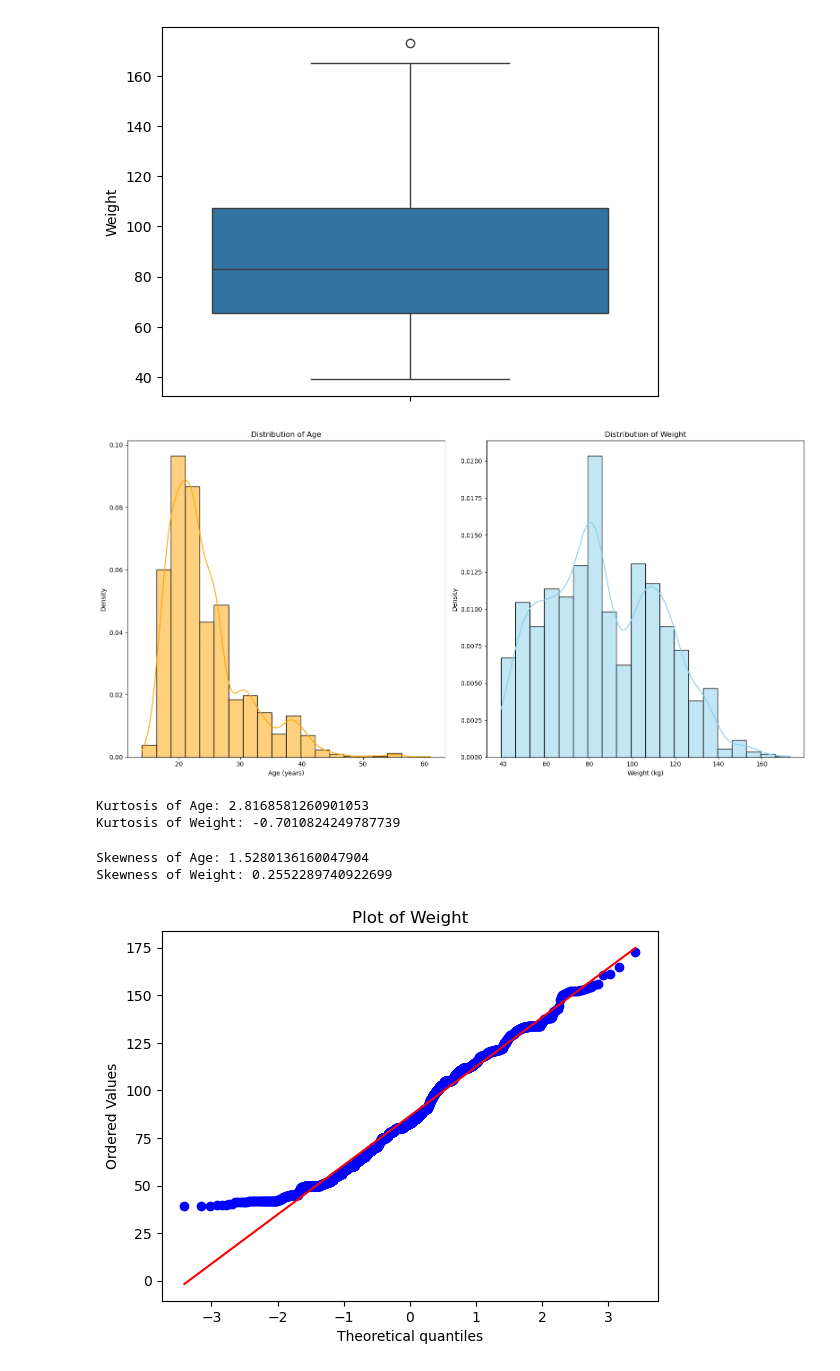
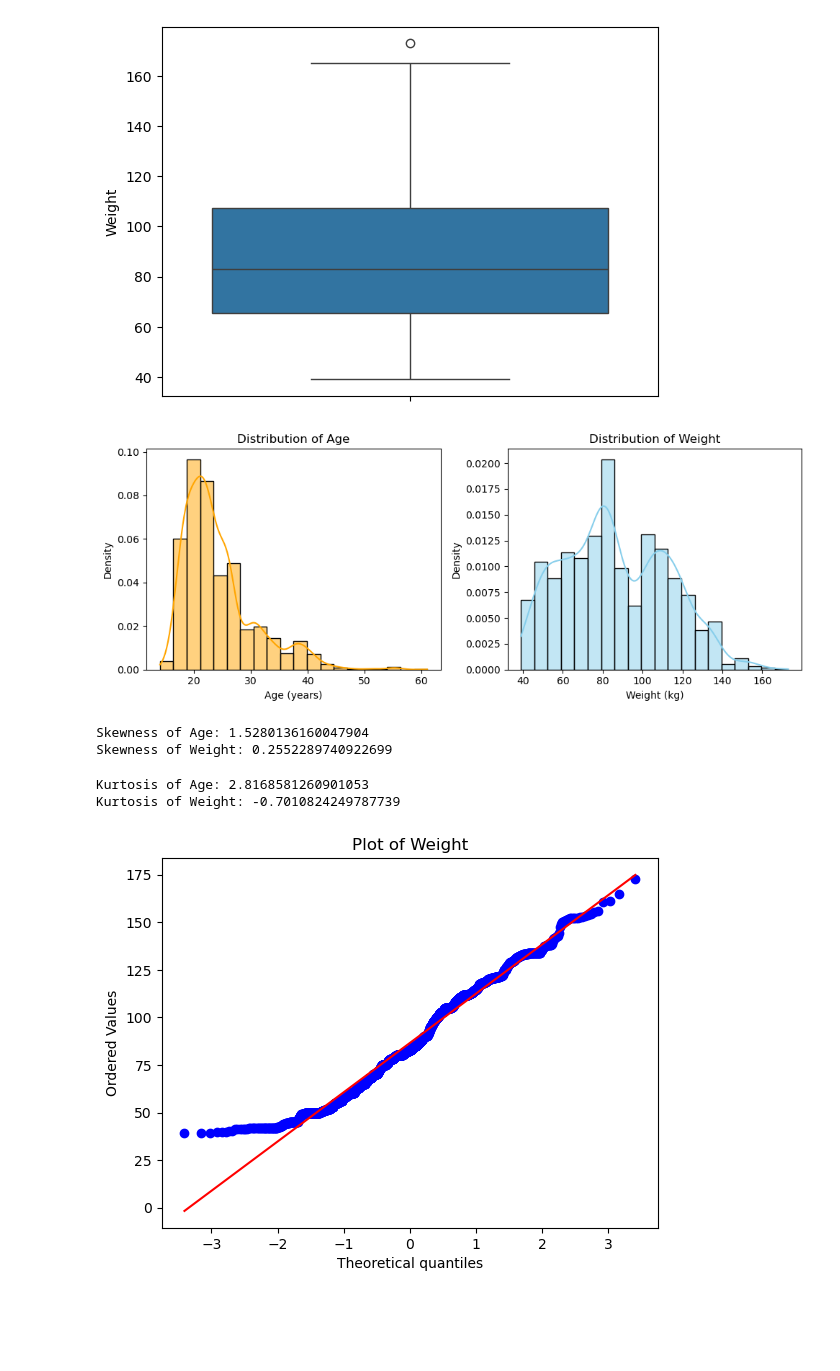
Before and after one commit to 2026377-Ojo/Statistical-techniques-2026-CCT, a Jupyter notebook: Obesity_Eating habit Assignment1.ipynb, the cells around one changed output. Drawn from its saved outputs; the diff is of its cells as text; code cells hidden in the pictures; blank space fills up the shorter version.

```diff
--- a/Obesity_Eating habit Assignment1.ipynb
+++ b/Obesity_Eating habit Assignment1.ipynb
@@ -227,35 +227,26 @@ plt.show
 <function matplotlib.pyplot.show(close=None, block=None)>
 [figure]
 # %%
-plt.figure(figsize=(16, 8))
+plt.figure(figsize=(10, 4))
 
 # Age distribution
 plt.subplot(1, 2, 1)
 sns.histplot(df['Age'],bins=20, kde=True, color='orange', stat="density")
 plt.title('Distribution of Age')
 plt.xlabel('Age (years)')
 plt.ylabel('Density')
 
 # Weight distribution
 plt.subplot(1, 2, 2)
 sns.histplot(df['Weight'], bins=20, kde=True, color='skyblue',stat="density")
 plt.title('Distribution of Weight')
 plt.xlabel('Weight (kg)')
 plt.ylabel('Density')
 
 plt.tight_layout()
 plt.show()
 # %% [output]
-[figure, old version]
+[figure, new version]
-# %%
-from scipy.stats import kurtosis
-Age_kurtosis = kurtosis(df['Age'])
-Weight_kurtosis = kurtosis(df['Weight'])
-print(f"Kurtosis of Age: {Age_kurtosis}")
-print(f"Kurtosis of Weight: {Weight_kurtosis}")
-# %% [output]
-Kurtosis of Age: 2.8168581260901053
-Kurtosis of Weight: -0.7010824249787739
 # %%
 from scipy.stats import skew
 
@@ -267,6 +258,15 @@ print(f"Skewness of Weight: {Weight_skewness}")
 # %% [output]
 Skewness of Age: 1.5280136160047904
 Skewness of Weight: 0.2552289740922699
+# %%
+from scipy.stats import kurtosis
+Age_kurtosis = kurtosis(df['Age'])
+Weight_kurtosis = kurtosis(df['Weight'])
+print(f"Kurtosis of Age: {Age_kurtosis}")
+print(f"Kurtosis of Weight: {Weight_kurtosis}")
+# %% [output]
+Kurtosis of Age: 2.8168581260901053
+Kurtosis of Weight: -0.7010824249787739
 # %%
 #Check normal distribition using QQ plot
 stats.probplot(df["Weight"], dist="norm", plot=plt)
```
Also changed, not shown: 1 other file.
